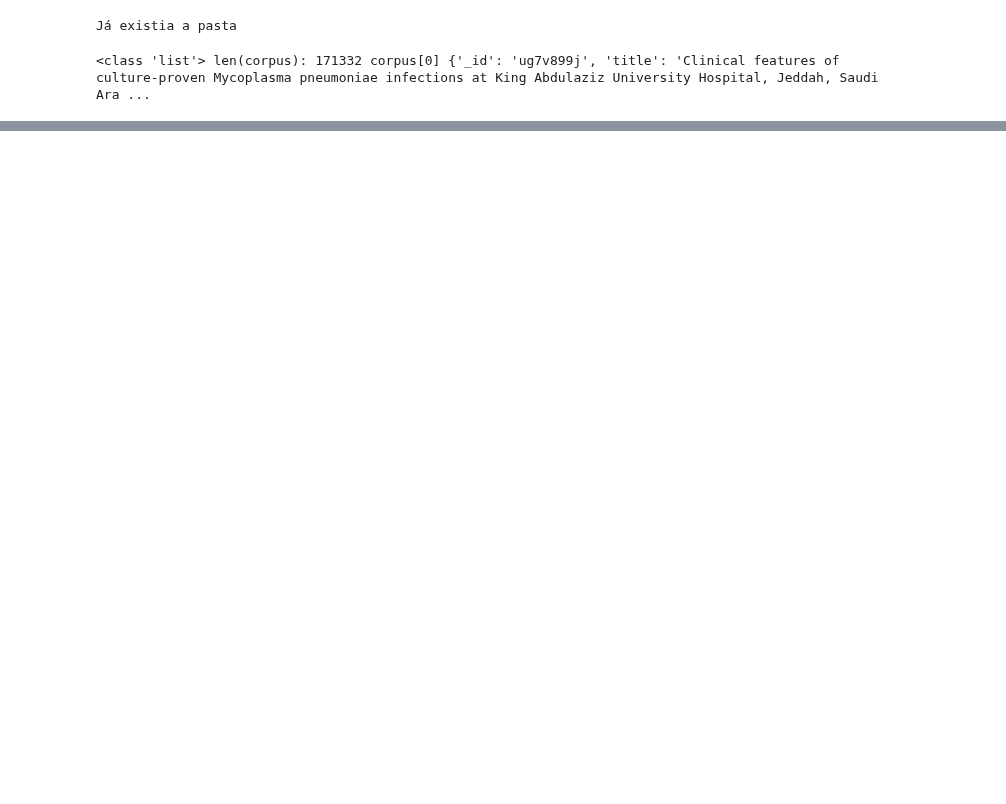
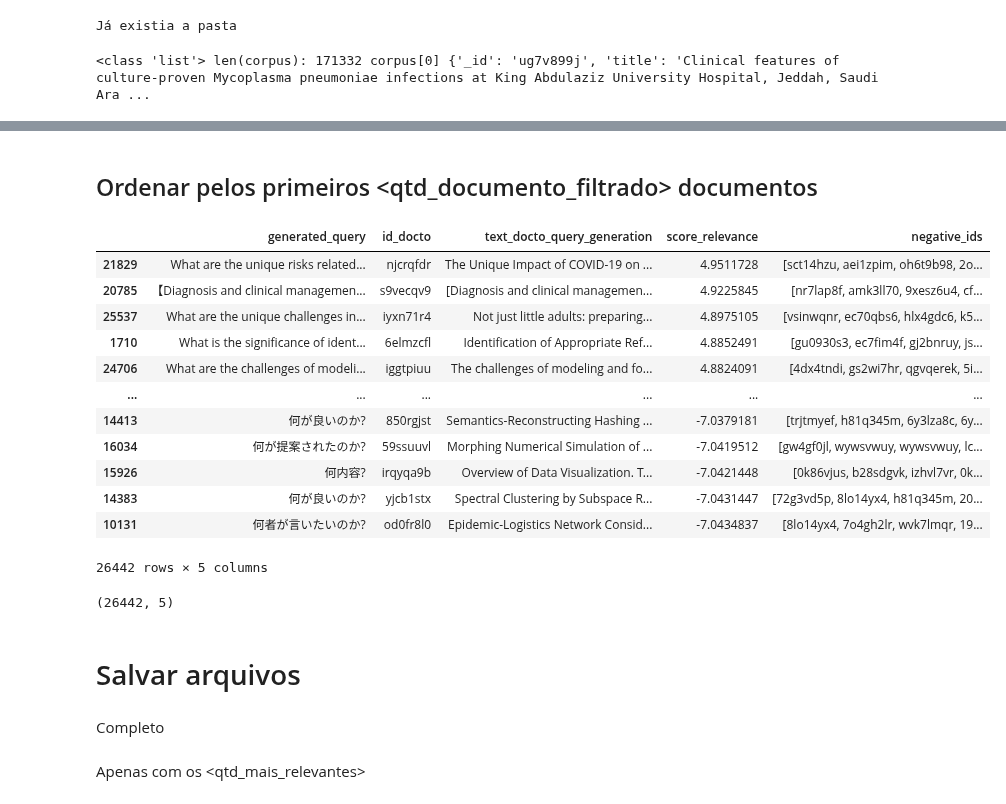
Before and after one commit to marcusborela/deep_learning_em_buscas_unicamp, a Jupyter notebook: code/aula9_inpars/filtra_perguntas_por_relevancia_e_agrega_exemplo_negativo.ipynb, the cells around one changed output, grey strips where cells are left out. Drawn from its saved outputs; the diff is of its cells as text; code cells hidden in the pictures; blank space fills up the shorter version.

```diff
--- a/code/aula9_inpars/filtra_perguntas_por_relevancia_e_agrega_exemplo_negativo.ipynb
+++ b/code/aula9_inpars/filtra_perguntas_por_relevancia_e_agrega_exemplo_negativo.ipynb
@@ -436,0 +853,2 @@ print(f"{type(corpus)} len(corpus): {len(corpus)} corpus[0] {corpus[0]}" )
+# %%
+df = df[df['negative_ids'].apply(lambda x: len(x) > 0)]
@@ -436,0 +865,28 @@ print(f"{type(corpus)} len(corpus): {len(corpus)} corpus[0] {corpus[0]}" )
+# %% [markdown]
+## Ordenar pelos primeiros <qtd_documento_filtrado> documentos
+# %%
+df_sorted_by_relevance = df.sort_values('score_relevance', ascending=False)
+# %%
+df_sorted_by_relevance
+# %% [output]
+|  | generated_query | id_docto | text_docto_query_generation | score_relevance | negative_ids |
+| 21829 | What are the unique risks related... | njcrqfdr | The Unique Impact of COVID-19 on ... | 4.9511728 | [sct14hzu, aei1zpim, oh6t9b98, 2o... |
+| 20785 | 【Diagnosis and clinical managemen... | s9vecqv9 | [Diagnosis and clinical managemen... | 4.9225845 | [nr7lap8f, amk3ll70, 9xesz6u4, cf... |
+| 25537 | What are the unique challenges in... | iyxn71r4 | Not just little adults: preparing... | 4.8975105 | [vsinwqnr, ec70qbs6, hlx4gdc6, k5... |
+| 1710 | What is the significance of ident... | 6elmzcfl | Identification of Appropriate Ref... | 4.8852491 | [gu0930s3, ec7fim4f, gj2bnruy, js... |
+| 24706 | What are the challenges of modeli... | iggtpiuu | The challenges of modeling and fo... | 4.8824091 | [4dx4tndi, gs2wi7hr, qgvqerek, 5i... |
+| ... | ... | ... | ... | ... | ... |
+| 14413 | 何が良いのか? | 850rgjst | Semantics-Reconstructing Hashing ... | -7.0379181 | [trjtmyef, h81q345m, 6y3lza8c, 6y... |
+| 16034 | 何が提案されたのか? | 59ssuuvl | Morphing Numerical Simulation of ... | -7.0419512 | [gw4gf0jl, wywsvwuy, wywsvwuy, lc... |
+| 15926 | 何内容? | irqyqa9b | Overview of Data Visualization. T... | -7.0421448 | [0k86vjus, b28sdgvk, izhvl7vr, 0k... |
+| 14383 | 何が良いのか? | yjcb1stx | Spectral Clustering by Subspace R... | -7.0431447 | [72g3vd5p, 8lo14yx4, h81q345m, 20... |
+| 10131 | 何者が言いたいのか? | od0fr8l0 | Epidemic-Logistics Network Consid... | -7.0434837 | [8lo14yx4, 7o4gh2lr, wvk7lmqr, 19... |
+26442 rows × 5 columns
+# %%
+df_sorted_by_relevance.shape
+# %% [output]
+(26442, 5)
+# %% [markdown]
+# Salvar arquivos
+# %% [markdown]
+Completo
@@ -436,0 +896,2 @@ print(f"{type(corpus)} len(corpus): {len(corpus)} corpus[0] {corpus[0]}" )
+# %% [markdown]
+Apenas com os <qtd_mais_relevantes>
```
Also changed, not shown: parts of 125 cells of this notebook, 1 other file.
